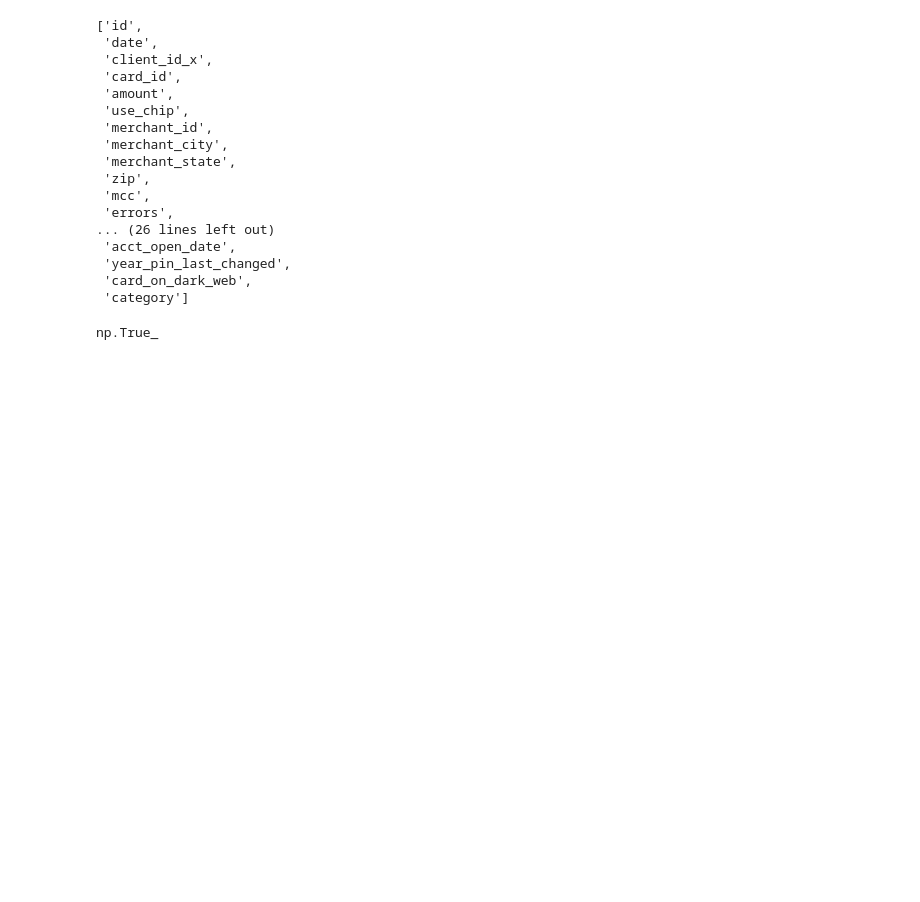
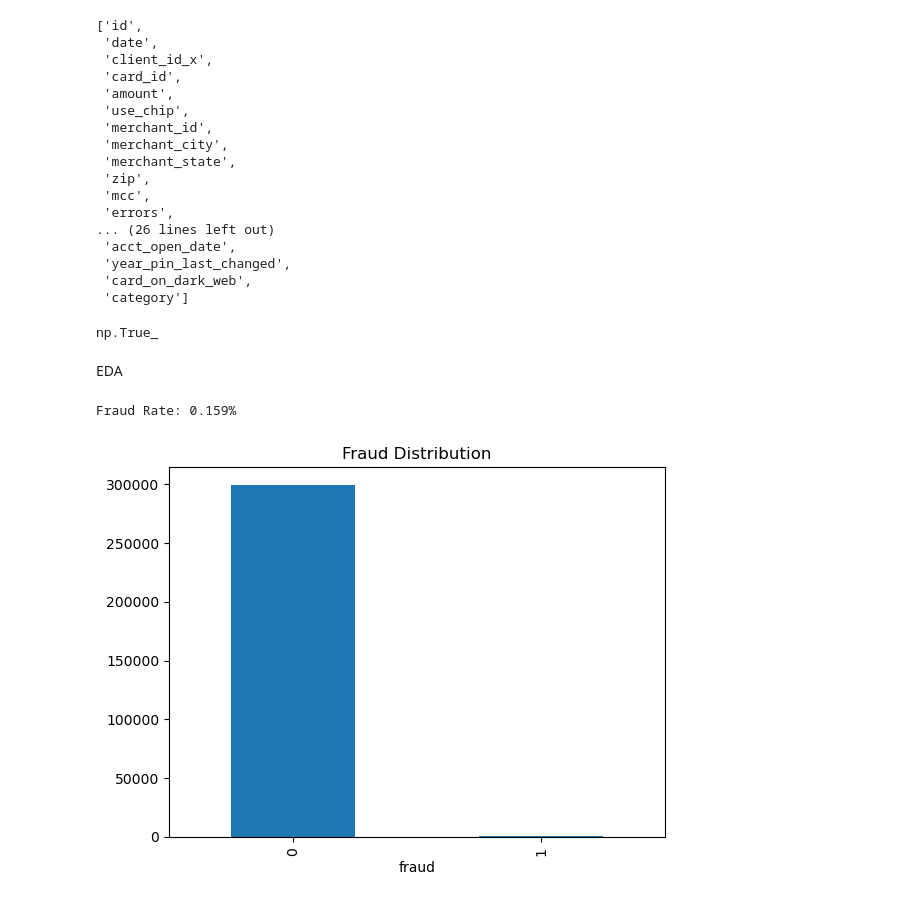
Before and after one commit to kumari-priyanka-22/Finance_ML_Project, a Jupyter notebook: Untitled.ipynb, the cells around one changed output. Drawn from its saved outputs; the diff is of its cells as text; code cells hidden in the pictures; blank space fills up the shorter version.

```diff
--- a/Untitled.ipynb
+++ b/Untitled.ipynb
@@ -655,3 +655,22 @@ model_df.rename(
     columns={'client_id_x': 'client_id'},
     inplace=True
 )
+# %% [markdown]
+EDA
+# %%
+fraud_rate = model_df['fraud'].mean() * 100
+
+print(f"Fraud Rate: {fraud_rate:.3f}%")
+# %% [output]
+Fraud Rate: 0.159%
+# %%
+import matplotlib.pyplot as plt
+
+model_df['fraud'].value_counts().plot(
+    kind='bar'
+)
+
+plt.title("Fraud Distribution")
+plt.show()
+# %% [output]
+[figure, added]
```
Also changed, not shown: parts of 29 cells of this notebook.
